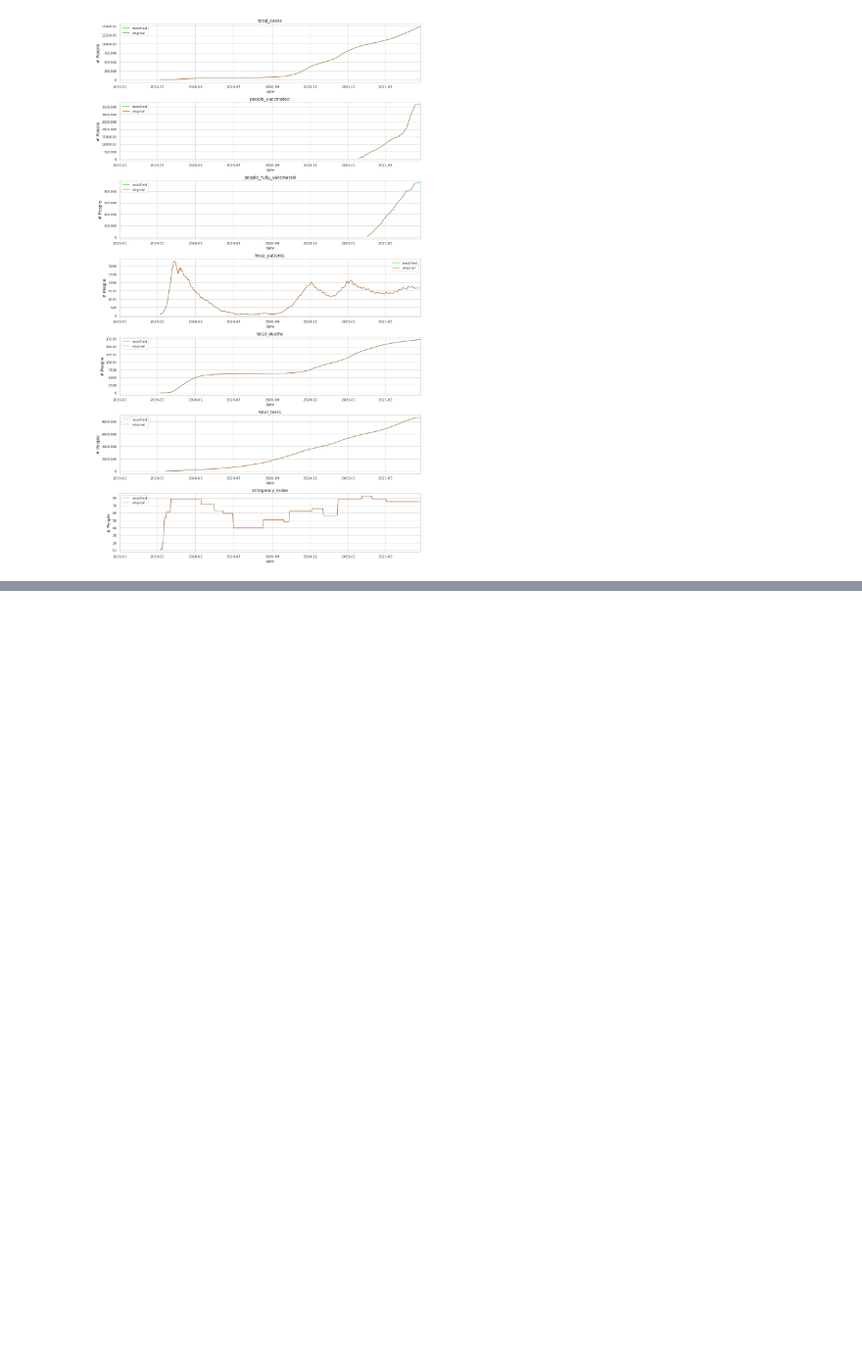
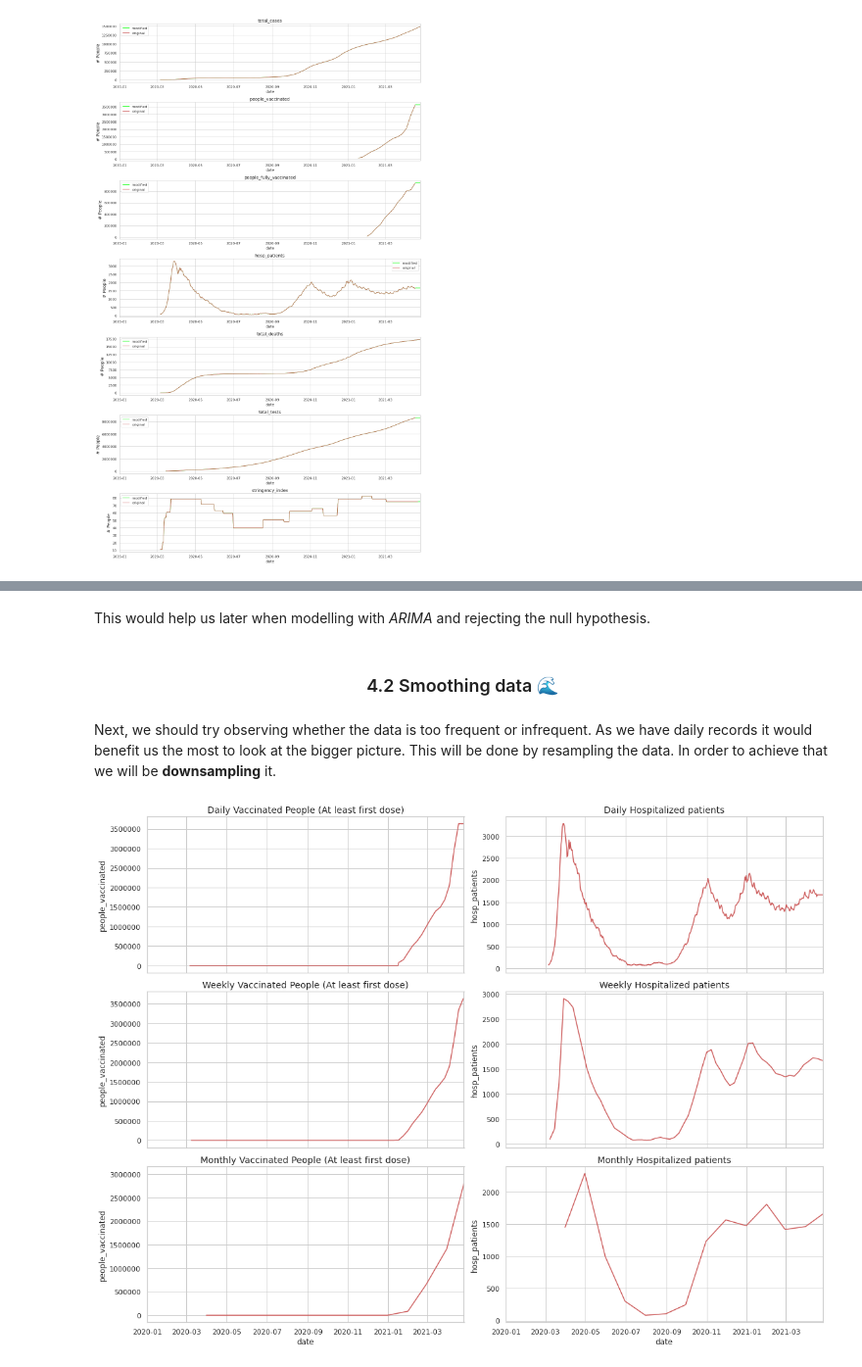
Before and after one commit to michaelbahchevanov/lockscan, a Jupyter notebook: EDA_COVID.ipynb, the cells around one changed output, grey strips where cells are left out. Shown at 98% size. Cells and saved outputs as stored; diff of their text form; code cells hidden in the pictures; blank space fills up the shorter version.

```diff
--- a/EDA_COVID.ipynb
+++ b/EDA_COVID.ipynb
@@ -406,0 +419,49 @@ We will be using the `interpolate()` version of the filling since we want to "pa
+# %% [markdown]
+This would help us later when modelling with _ARIMA_ and rejecting the null hypothesis.
+# %% [markdown]
+### <center>4.2 Smoothing data 🌊</center>
+# %% [markdown]
+Next, we should try observing whether the data is too frequent or infrequent. As we have daily records it would benefit us the most to look at the bigger picture. This will be done by resampling the data. In order to achieve that we will be __downsampling__ it.
+# %%
+fig, ax = plt.subplots(ncols=2, nrows=3, sharex=True, figsize=(16, 12))
+
+# baseline data
+sns.lineplot(x=df_n['date'], y=df_n['people_vaccinated'], color='indianred', ax=ax[0, 0])
+ax[0, 0].set_title('Daily Vaccinated People (At least first dose)', fontsize=14)
+ax[0, 0].ticklabel_format(style='plain', axis='y')
+
+# weekly is denoted by W
+resampled_df_n = df_n[['date', 'people_vaccinated']].resample('W', on='date').mean().reset_index(drop=False)
+sns.lineplot(x=resampled_df_n['date'], y=resampled_df_n['people_vaccinated'], color='indianred', ax=ax[1, 0])
+ax[1, 0].set_title('Weekly Vaccinated People (At least first dose)', fontsize=14)
+ax[1, 0].ticklabel_format(style='plain', axis='y')
+
+# monthly is denoted by M
+resampled_df_n = df_n[['date', 'people_vaccinated']].resample('M', on='date').mean().reset_index(drop=False)
+sns.lineplot(x=resampled_df_n['date'], y=resampled_df_n['people_vaccinated'], color='indianred', ax=ax[2, 0])
+ax[2, 0].set_title('Monthly Vaccinated People (At least first dose)', fontsize=14)
+ax[2, 0].ticklabel_format(style='plain', axis='y')
+
+for i in range(3):
+    ax[i, 0].set_xlim([date(2020, 1, 1), date(2021, 4, 26)])
+
+# baseline data
+sns.lineplot(x=df_n['date'], y=df_n['hosp_patients'], color='indianred', ax=ax[0, 1])
+ax[0, 1].set_title('Daily Hospitalized patients', fontsize=14)
+
+# weekly is denoted by W
+resampled_df_n = df_n[['date', 'hosp_patients']].resample('W', on='date').mean().reset_index(drop=False)
+sns.lineplot(x=resampled_df_n['date'], y=resampled_df_n['hosp_patients'], color='indianred', ax=ax[1, 1])
+ax[1, 1].set_title('Weekly Hospitalized patients', fontsize=14)
+
+# monthly is denoted by M
+resampled_df_n = df_n[['date', 'hosp_patients']].resample('M', on='date').mean().reset_index(drop=False)
+sns.lineplot(x=resampled_df_n['date'], y=resampled_df_n['hosp_patients'], color='indianred', ax=ax[2, 1])
+ax[2, 1].set_title('Monthly Hospitalized patients', fontsize=14)
+
+for i in range(3):
+    ax[i, 1].set_xlim([date(2020, 1, 1), date(2021, 4, 26)])
+
+fig.tight_layout()
+# %% [output]
+[figure, added]
```
Also changed, not shown: parts of 53 cells of this notebook.
